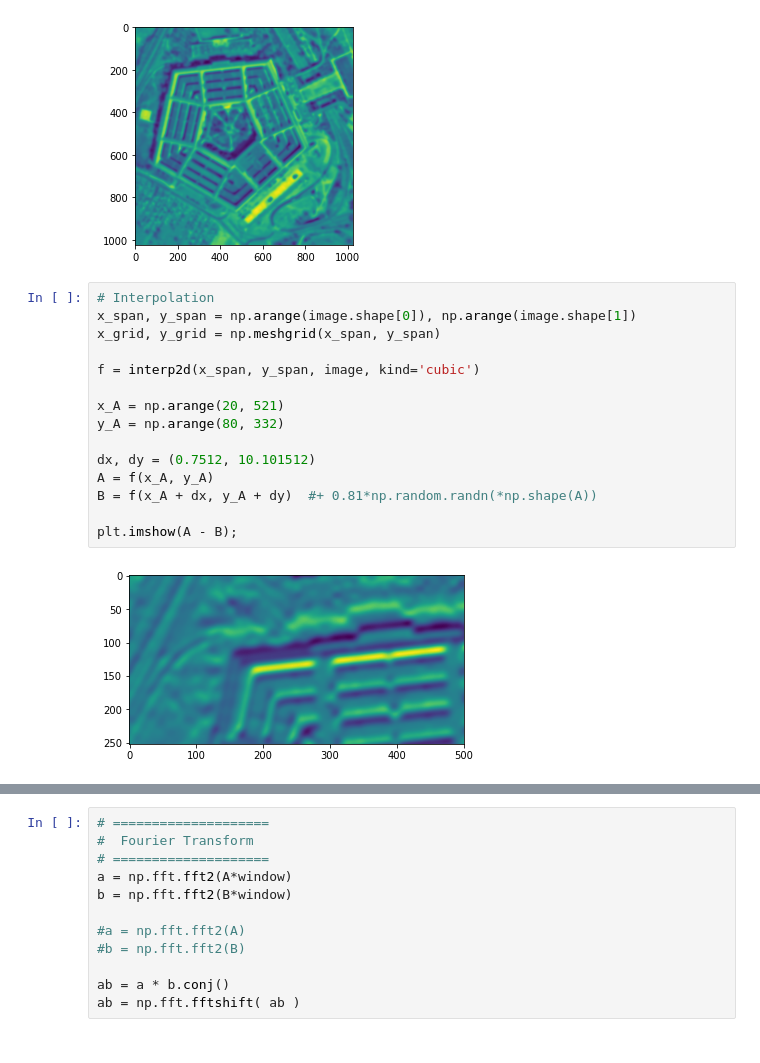
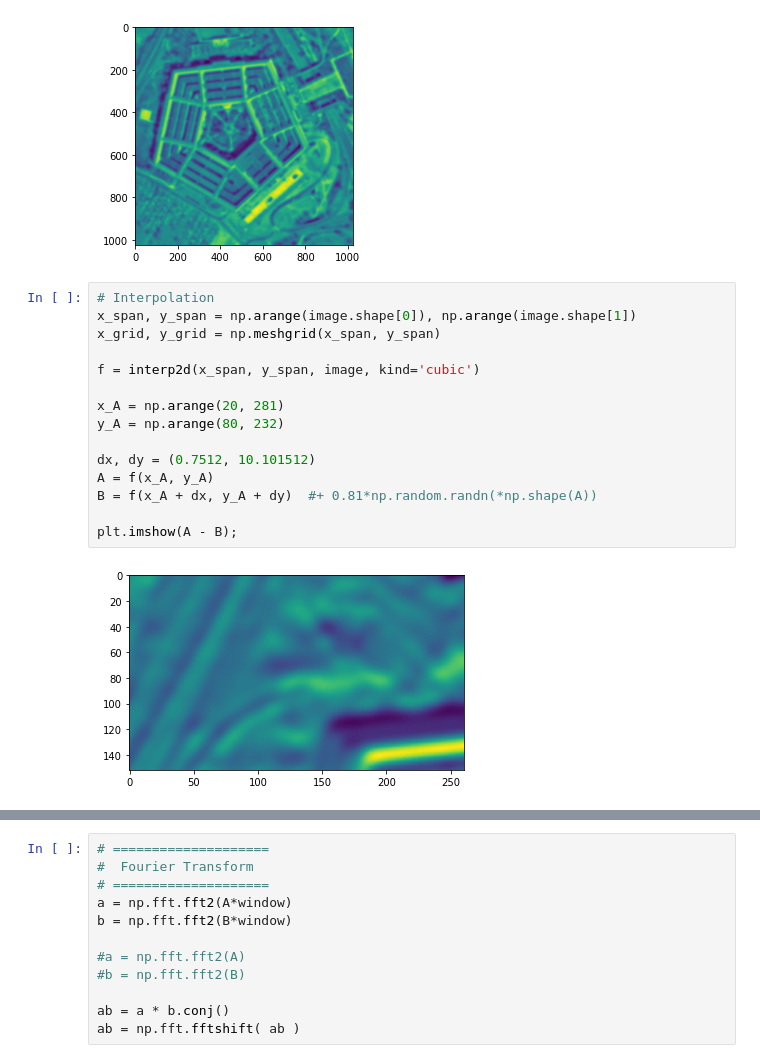
Before and after one commit to xdze2/stretchablecorr, a Jupyter notebook: toy_models/phase_diff_matrix.ipynb, the cells around one changed output, grey strips where cells are left out. Drawn from its saved outputs; the diff is of its cells as text.

```diff
--- a/toy_models/phase_diff_matrix.ipynb
+++ b/toy_models/phase_diff_matrix.ipynb
@@ -29,20 +29,20 @@ plt.imshow(image);
 # %%
 # Interpolation
 x_span, y_span = np.arange(image.shape[0]), np.arange(image.shape[1])
 x_grid, y_grid = np.meshgrid(x_span, y_span)
 
 f = interp2d(x_span, y_span, image, kind='cubic')
 
-x_A = np.arange(20, 521)
-y_A = np.arange(80, 332)
+x_A = np.arange(20, 281)
+y_A = np.arange(80, 232)
 
 dx, dy = (0.7512, 10.101512)
 A = f(x_A, y_A)
 B = f(x_A + dx, y_A + dy)  #+ 0.81*np.random.randn(*np.shape(A))
 
 plt.imshow(A - B);
 # %% [output]
-[figure, old version]
+[figure, new version]
 # %%
 # FFT shift interpolation
 a = np.fft.fft2(A)
```
Also changed, not shown: parts of 43 cells of this notebook.
